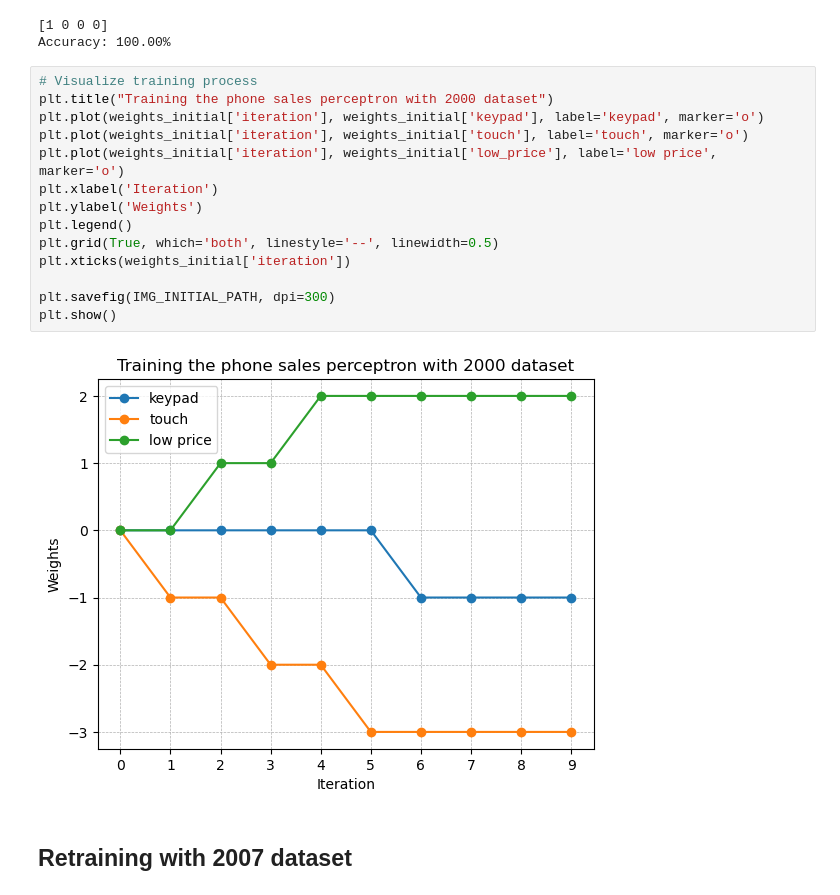
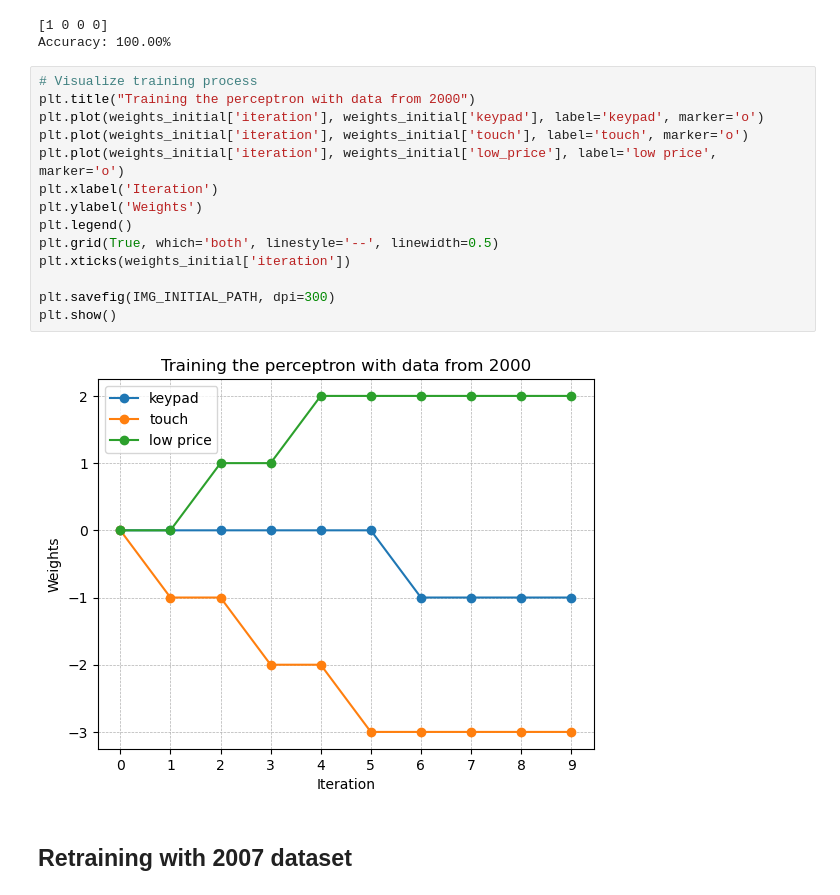
Before and after one commit to c4ristian/retrain, a Jupyter notebook: retrain_phones.ipynb, the cells around one changed output. Cells and saved outputs as stored; diff of their text form.

```diff
--- a/retrain_phones.ipynb
+++ b/retrain_phones.ipynb
@@ -119,20 +119,20 @@ print(f"Accuracy: {accuracy * 100:.2f}%")
 Accuracy: 100.00%
 # %%
 # Visualize training process
-plt.title("Training the phone sales perceptron with 2000 dataset")
+plt.title("Training the perceptron with data from 2000")
 plt.plot(weights_initial['iteration'], weights_initial['keypad'], label='keypad', marker='o')
 plt.plot(weights_initial['iteration'], weights_initial['touch'], label='touch', marker='o')
 plt.plot(weights_initial['iteration'], weights_initial['low_price'], label='low price', marker='o')
 plt.xlabel('Iteration')
 plt.ylabel('Weights')
 plt.legend()
 plt.grid(True, which='both', linestyle='--', linewidth=0.5)
 plt.xticks(weights_initial['iteration'])
 
 plt.savefig(IMG_INITIAL_PATH, dpi=300)
 plt.show()
 # %% [output]
-[figure, old version]
+[figure, new version]
 # %% [markdown]
 ## Retraining with 2007 dataset
 # %%
```
Also changed, not shown: parts of 11 cells of this notebook.
